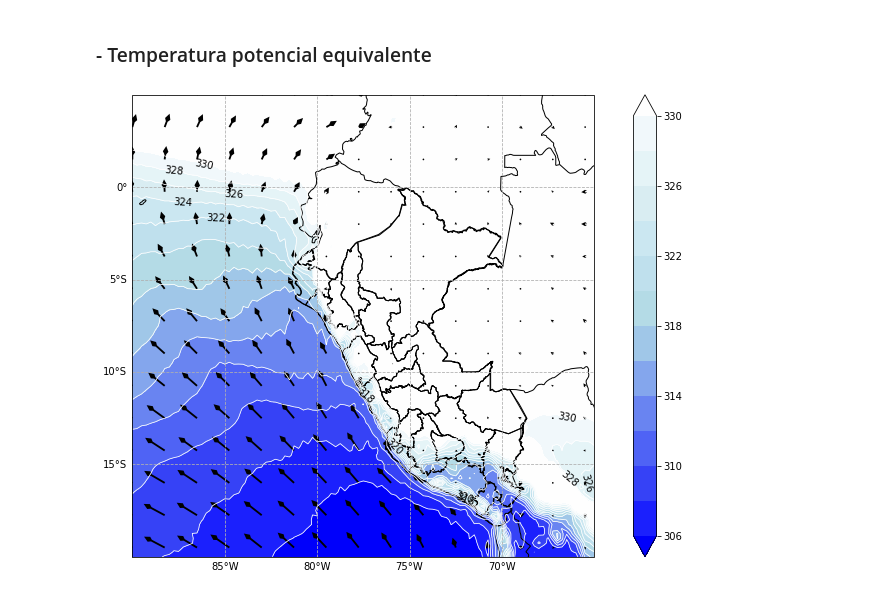
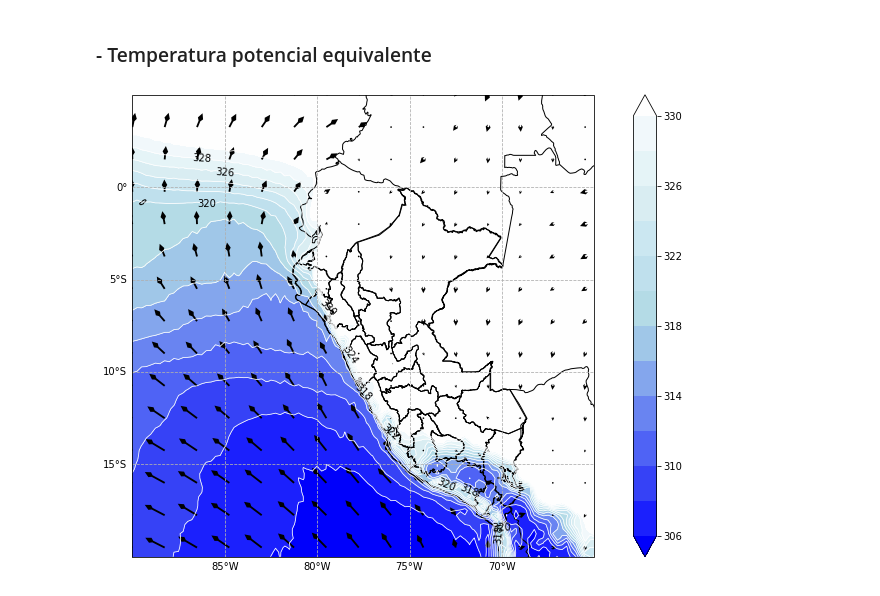
Before and after one commit to rosepb28/ERA5, a Jupyter notebook: era5.ipynb, the cells around one changed output. Saved outputs shown, nothing was run; the diff lists cells and outputs as text; code cells hidden in the pictures.

```diff
--- a/era5.ipynb
+++ b/era5.ipynb
@@ -58,12 +58,11 @@ from matplotlib.colors import ListedColormap,LinearSegmentedColormap
 # %% [markdown]
 ### Lectura de archivo
 # %%
-file = "NC/sep22.nc"
+file = "NC/oct22.nc"
 data = Dataset(file)
 
 #Lectura de variables (opcional)
-"""
+properties = []
 for v in data.variables.keys():
     print('%-15s'%v,data.variables[v].long_name)
-"""
 # %% [output]
@@ -275,33 +287,33 @@ te=t*(1+(2529.8804*rm/t))
 tpe=te*pow(1000/950,0.286)
 
 levs = np.arange(306,332,2)
 cmap, norm = c_cmap('Colores/tpe.xlsx', '950', levs)
 
 fig=plt.figure(figsize=(14,8.5), facecolor='white')
 prj=ccrs.PlateCarree()
 ax = plt.axes(projection = prj)
 sn = 7
-cx = ax.contourf(lon,lat,tpe,levs, transform=prj, cmap=cmap, norm= norm, extend='both')
-cs = ax.contour(lon,lat,tpe,levs,transform=prj, colors='w',linewidths=0.8)
+cx = ax.contourf(lon,lat,tpe.round(2),levs, transform=prj, cmap=cmap, norm= norm, extend='both')
+cs = ax.contour(lon,lat,tpe.round(2),levs,transform=prj, colors='w',linewidths=0.8)
 ax.clabel(cs, cs.levels[6:], colors='k', inline=1, fontsize=10, inline_spacing=1)
 ax.quiver(lon[::sn,::sn],lat[::sn,::sn],u[::sn,::sn],v[::sn,::sn],
           color = 'k', scale = 200, headwidth=3, headlength=3)
 
 #Límites de países y departamentos
 dir_shp = '../SHP/DEPARTAMENTOS.shp'
 shp = list(shpreader.Reader(dir_shp).geometries())
 ax.add_geometries(shp,prj,edgecolor='black',facecolor='None')
 ax.add_feature(cfeature.BORDERS)
 ax.add_feature(cfeature.COASTLINE)
 #Grillas y etiquetas de lat,lon
 gl = ax.gridlines(draw_labels=True,linestyle='--')
 gl.top_labels = gl.right_labels = False
 ax.set_extent([-90,-65,-20,5], crs=prj)
 
 plt.colorbar(cx)
 
 fig.savefig(folder + 'tpe950.png'.format(month), dpi=fig.dpi, bbox_inches= 'tight')
 
 plt.show()
 # %% [output]
-[figure, old version]
+[figure, new version]
```
Also changed, not shown: parts of 7 cells of this notebook, 11 other files.
